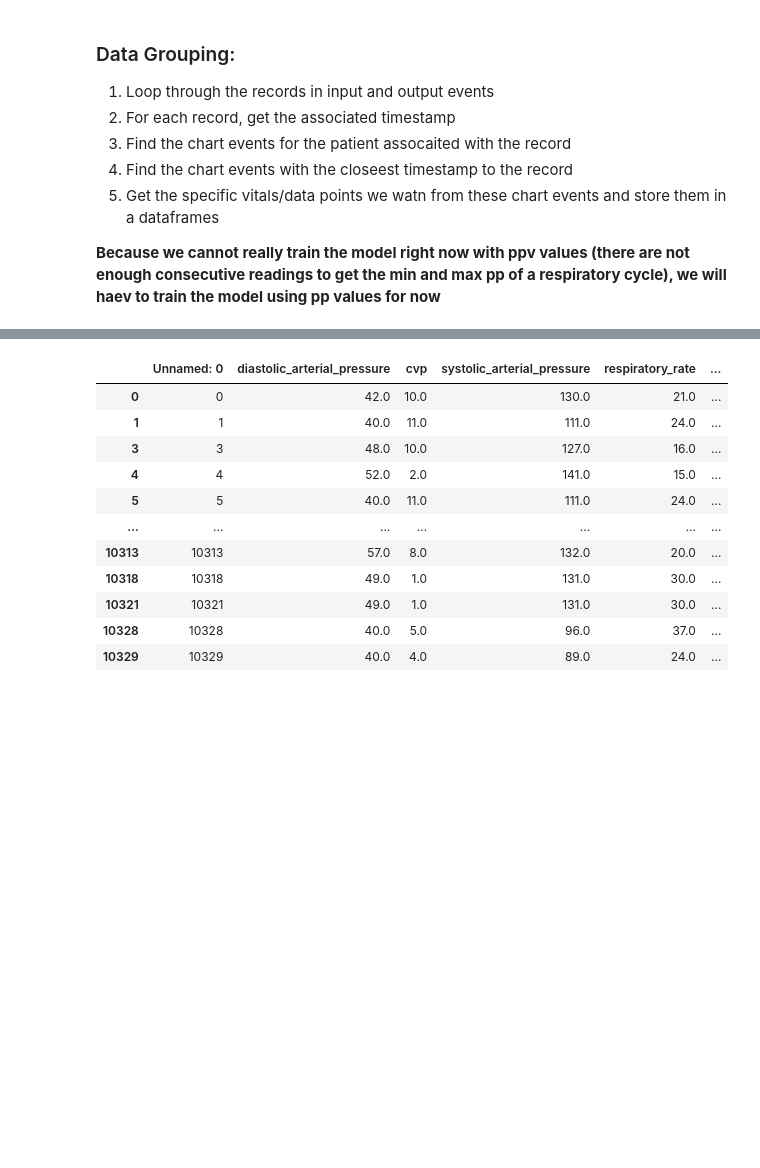
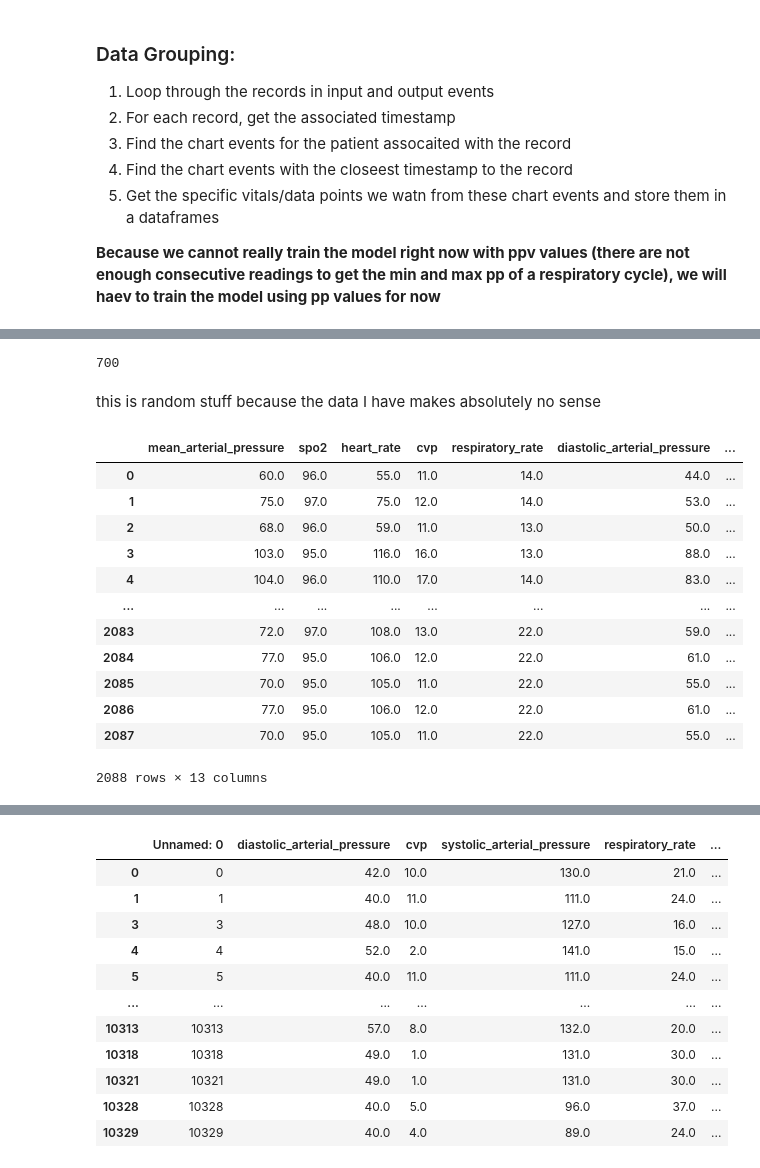
Before and after one commit to lmitchell33/Fluid-Solutions-ML, a Jupyter notebook: notebooks/final_cleaning.ipynb, the cells around one changed output, grey strips where cells are left out. Saved outputs shown, nothing was run; the diff lists cells and outputs as text; code cells hidden in the pictures; blank space fills up the shorter version.

```diff
--- a/notebooks/final_cleaning.ipynb
+++ b/notebooks/final_cleaning.ipynb
@@ -171,0 +216,50 @@ dtype: float64
+# %%
+len(training_data['timestamp'].unique())
+# %% [output]
+700
+# %% [markdown]
+this is random stuff because the data I have makes absolutely no sense
+# %%
+# Now lets do the same with the output events to create the other training data set
+training_data_fluid_out_rows = []
+
+for row in fluid_output_df.itertuples():
+    new_row = {}
+    hadm_id = str(row.hadm_id)
+    timestamp = row.charttime
+
+    patient_chart_events = chart_df[
+        (chart_df['hadm_id'].astype(str) == hadm_id) &
+        (chart_df['charttime'] <= timestamp) &
+        (chart_df['charttime'] > timestamp-timedelta(hours=1)) &
+        (chart_df['itemid'].astype(int).isin(vitals_item_ids.keys()))
+    ]
+
+    if not patient_chart_events.empty:
+        for time in patient_chart_events['charttime'].unique():
+            datapoint = {}
+            rows_assocaited_with_timestamp = patient_chart_events[patient_chart_events['charttime'] == time]
+            if len(rows_assocaited_with_timestamp) >= 7:
+                for row in rows_assocaited_with_timestamp.itertuples():
+                    datapoint[vitals_item_ids[row.itemid]] = row.valuenum
+                datapoint['timestamp'] = time
+                datapoint['hadm_id'] = hadm_id
+                datapoint['label'] = 'high'
+                training_data_fluid_out_rows.append(datapoint)
+
+fluid_output_training_df = pd.DataFrame(training_data_fluid_out_rows)
+fluid_output_training_df
+# %% [output]
+|  | mean_arterial_pressure | spo2 | heart_rate | cvp | respiratory_rate | diastolic_arterial_pressure | ... |
+| 0 | 60.0 | 96.0 | 55.0 | 11.0 | 14.0 | 44.0 | ... |
+| 1 | 75.0 | 97.0 | 75.0 | 12.0 | 14.0 | 53.0 | ... |
+| 2 | 68.0 | 96.0 | 59.0 | 11.0 | 13.0 | 50.0 | ... |
+| 3 | 103.0 | 95.0 | 116.0 | 16.0 | 13.0 | 88.0 | ... |
+| 4 | 104.0 | 96.0 | 110.0 | 17.0 | 14.0 | 83.0 | ... |
+| ... | ... | ... | ... | ... | ... | ... | ... |
+| 2083 | 72.0 | 97.0 | 108.0 | 13.0 | 22.0 | 59.0 | ... |
+| 2084 | 77.0 | 95.0 | 106.0 | 12.0 | 22.0 | 61.0 | ... |
+| 2085 | 70.0 | 95.0 | 105.0 | 11.0 | 22.0 | 55.0 | ... |
+| 2086 | 77.0 | 95.0 | 106.0 | 12.0 | 22.0 | 61.0 | ... |
+| 2087 | 70.0 | 95.0 | 105.0 | 11.0 | 22.0 | 55.0 | ... |
+2088 rows × 13 columns
```
Also changed, not shown: parts of 16 cells of this notebook, 11 other files.
